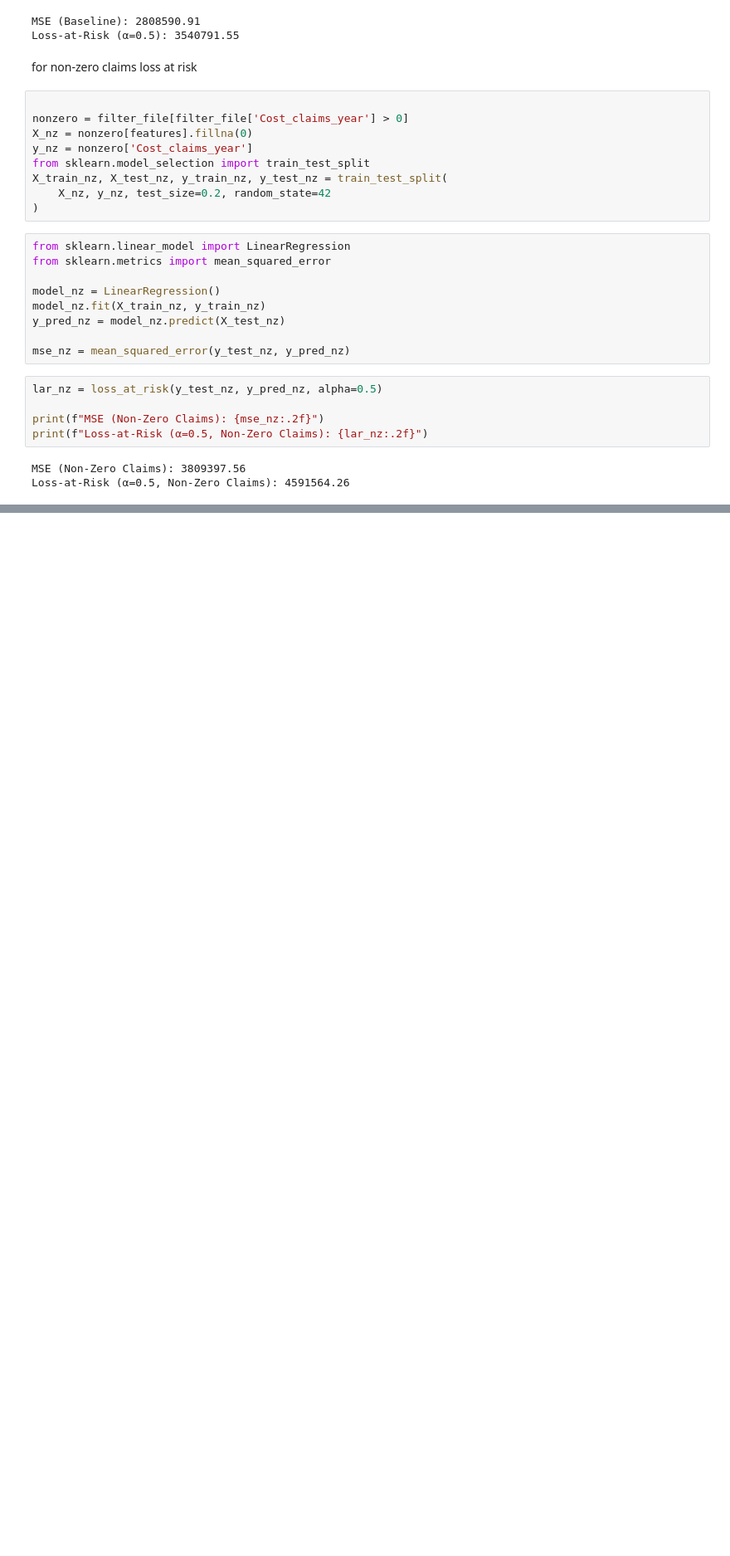
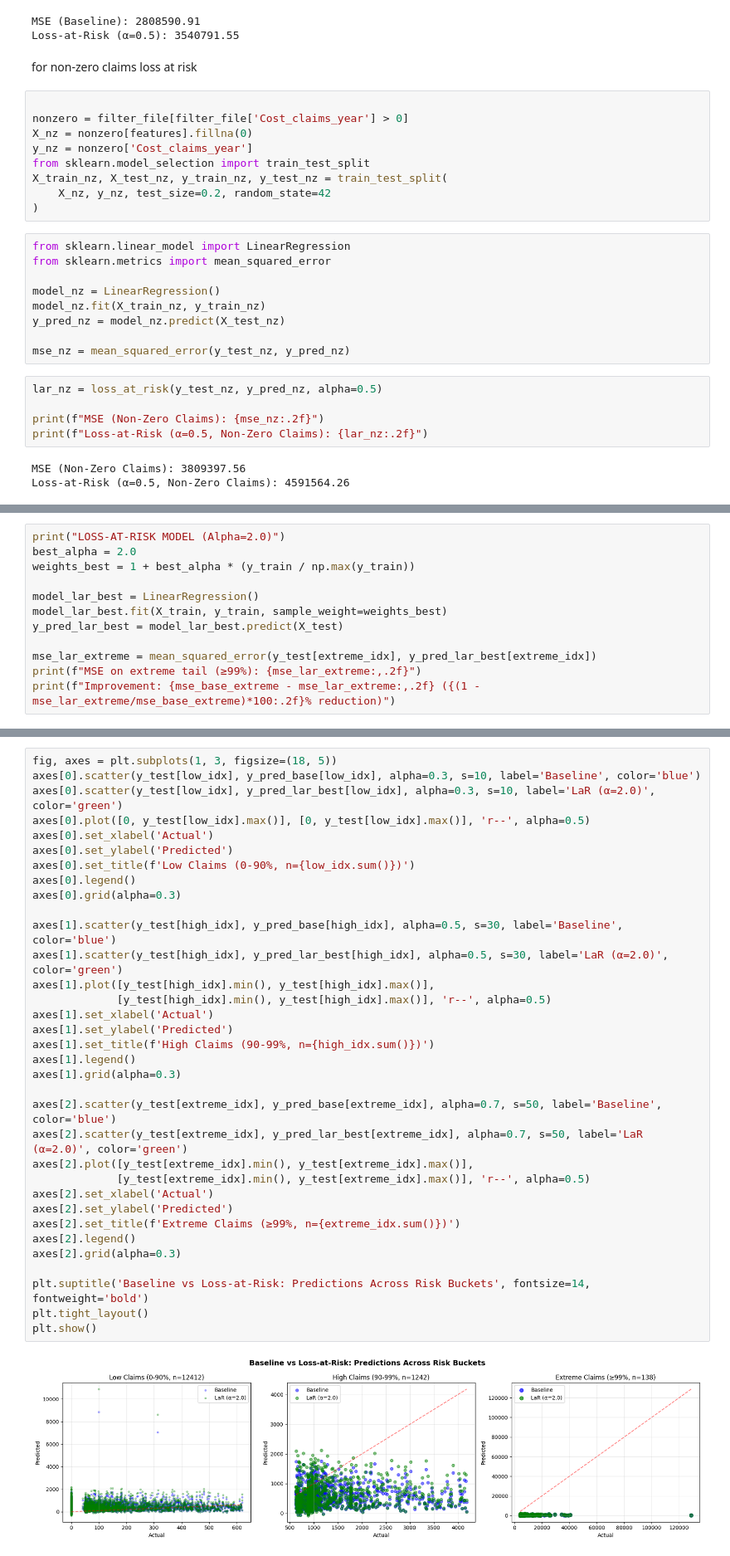
Before and after one commit to VishalLakshmiNarayanan/Tail-Risk-Analysis, a Jupyter notebook: TailRisk_Analysis.ipynb, the cells around one changed output, grey strips where cells are left out. Shown at 83% size. Drawn from its saved outputs; the diff is of its cells as text; blank space fills up the shorter version.

Commit message:
added cvar model, conditional value at risk

```diff
--- a/TailRisk_Analysis.ipynb
+++ b/TailRisk_Analysis.ipynb
@@ -314,0 +354,12 @@ Loss-at-Risk (α=0.5, Non-Zero Claims): 4591564.26
+# %%
+print("LOSS-AT-RISK MODEL (Alpha=2.0)")
+best_alpha = 2.0
+weights_best = 1 + best_alpha * (y_train / np.max(y_train))
+
+model_lar_best = LinearRegression()
+model_lar_best.fit(X_train, y_train, sample_weight=weights_best)
+y_pred_lar_best = model_lar_best.predict(X_test)
+
+mse_lar_extreme = mean_squared_error(y_test[extreme_idx], y_pred_lar_best[extreme_idx])
+print(f"MSE on extreme tail (≥99%): {mse_lar_extreme:,.2f}")
+print(f"Improvement: {mse_base_extreme - mse_lar_extreme:,.2f} ({(1 - mse_lar_extreme/mse_base_extreme)*100:.2f}% reduction)")
@@ -314,0 +421,36 @@ Loss-at-Risk (α=0.5, Non-Zero Claims): 4591564.26
+# %%
+fig, axes = plt.subplots(1, 3, figsize=(18, 5))
+axes[0].scatter(y_test[low_idx], y_pred_base[low_idx], alpha=0.3, s=10, label='Baseline', color='blue')
+axes[0].scatter(y_test[low_idx], y_pred_lar_best[low_idx], alpha=0.3, s=10, label='LaR (α=2.0)', color='green')
+axes[0].plot([0, y_test[low_idx].max()], [0, y_test[low_idx].max()], 'r--', alpha=0.5)
+axes[0].set_xlabel('Actual')
+axes[0].set_ylabel('Predicted')
+axes[0].set_title(f'Low Claims (0-90%, n={low_idx.sum()})')
+axes[0].legend()
+axes[0].grid(alpha=0.3)
+
+axes[1].scatter(y_test[high_idx], y_pred_base[high_idx], alpha=0.5, s=30, label='Baseline', color='blue')
+axes[1].scatter(y_test[high_idx], y_pred_lar_best[high_idx], alpha=0.5, s=30, label='LaR (α=2.0)', color='green')
+axes[1].plot([y_test[high_idx].min(), y_test[high_idx].max()],
+             [y_test[high_idx].min(), y_test[high_idx].max()], 'r--', alpha=0.5)
+axes[1].set_xlabel('Actual')
+axes[1].set_ylabel('Predicted')
+axes[1].set_title(f'High Claims (90-99%, n={high_idx.sum()})')
+axes[1].legend()
+axes[1].grid(alpha=0.3)
+
+axes[2].scatter(y_test[extreme_idx], y_pred_base[extreme_idx], alpha=0.7, s=50, label='Baseline', color='blue')
+axes[2].scatter(y_test[extreme_idx], y_pred_lar_best[extreme_idx], alpha=0.7, s=50, label='LaR (α=2.0)', color='green')
+axes[2].plot([y_test[extreme_idx].min(), y_test[extreme_idx].max()],
+             [y_test[extreme_idx].min(), y_test[extreme_idx].max()], 'r--', alpha=0.5)
+axes[2].set_xlabel('Actual')
+axes[2].set_ylabel('Predicted')
+axes[2].set_title(f'Extreme Claims (≥99%, n={extreme_idx.sum()})')
+axes[2].legend()
+axes[2].grid(alpha=0.3)
+
+plt.suptitle('Baseline vs Loss-at-Risk: Predictions Across Risk Buckets', fontsize=14, fontweight='bold')
+plt.tight_layout()
+plt.show()
+# %% [output]
+[figure, added]
```
Also changed, not shown: parts of 11 cells of this notebook, 1 other file.
